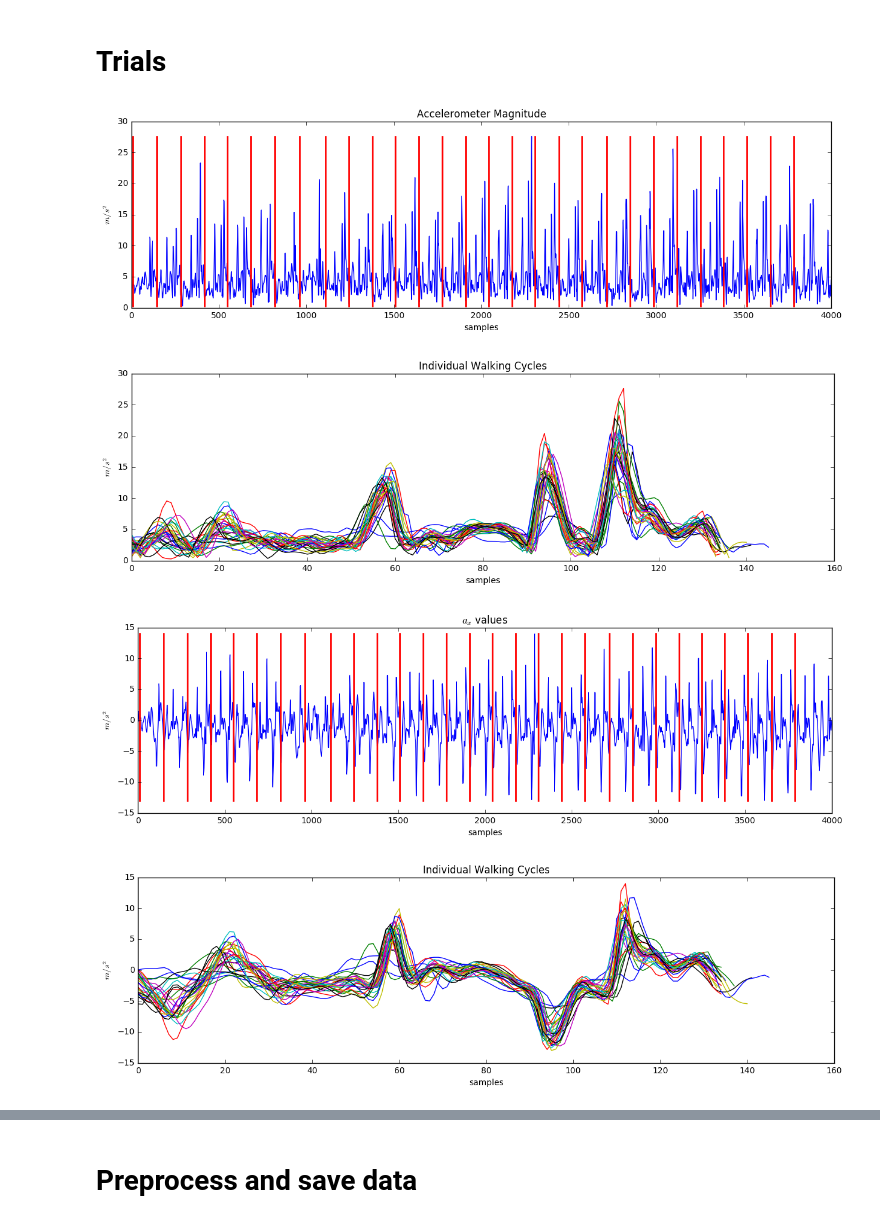
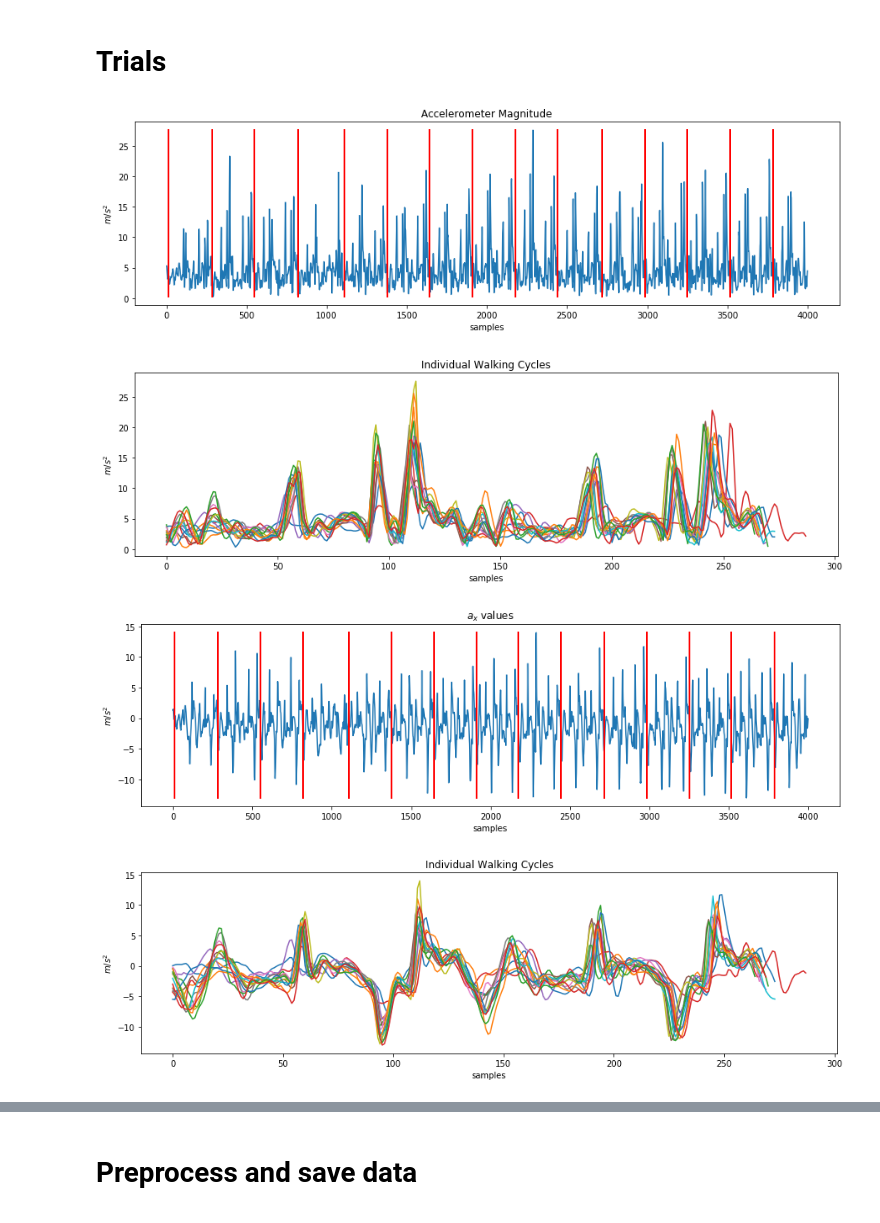
Before and after one commit to ms2666/INFO4120, a Jupyter notebook: preprocessing.ipynb, the cells around one changed output, grey strips where cells are left out. Saved outputs shown, nothing was run; the diff lists cells and outputs as text; code cells hidden in the pictures.

```diff
--- a/preprocessing.ipynb
+++ b/preprocessing.ipynb
@@ -29,11 +35,12 @@ def delete_relevant(folder):
 # %%
 base = './Data/'
-for d in os.listdir(base):
-    if os.path.isdir(base + d):
-        delete_relevant(base + d)
+if 1 == 0:
+    for d in os.listdir(base):
+        if os.path.isdir(base + d):
+            delete_relevant(base + d)
 # %%
 u_dict = {}
-files = [x for x in os.listdir(base) if os.path.isdir(base+x)]
+files = [x for x in os.listdir(base) if os.path.isdir(base+x) and 'u' in x]
 for f in files:
     uid, trial = re.findall(r'u([0-9]+)_w([0-9]+)', f)[0]
     uid, trial = int(uid), int(trial)
@@ -48,8 +55,11 @@ def gen_fname(uid, trial):
 # %%
 def get_data(uid, trial):
     fname = gen_fname(uid, trial)
-    d1 = pd.read_csv('./Data/%s/%s_accelerometer.log' % (fname, fname), delimiter='\t')
-    d2 = pd.read_csv('./Data/%s/%s_gyroscope.log' % (fname, fname), delimiter='\t')
+#     d1 = pd.read_csv('./Data/%s/%s_accelerometer.log' % (fname, fname), delimiter='\t')
+#     d2 = pd.read_csv('./Data/%s/%s_gyroscope.log' % (fname, fname), delimiter='\t')
+    d1 = pd.read_csv('./Data/%s (2)/%s_accelerometer.log' % (fname, fname), delimiter='\t')
+    d2 = pd.read_csv('./Data/%s (2)/%s_gyroscope.log' % (fname, fname), delimiter='\t')
+
     df = d1.join(d2)
     return df[[x for x in df.columns.values if 'data' in x]]
 # %% [markdown]
@@ -187,4 +197,7 @@ def rot_trans(raw_data):
     n, d = raw_data.shape
     pca = PCA(n_components=d)
     return pca.fit_transform(raw_data)
+# %%
+def merge_consecutive_starts(starts, num_merges=2):
+    return starts[::num_merges]
 # %%
@@ -234,14 +247,15 @@ acc_mag = (data ** 2).sum(axis=1) ** 0.5
 # %%
 samples2 = acc_mag[1000:5000]
 starts = find_cycles(samples2)
-plot_steps(samples2, starts)
+starts2 = merge_consecutive_starts(starts, 2)
+plot_steps(samples2, starts2)
 
 x,y,z=a[accelerometer_cols].values[1000:5000, :].T
-plot_steps(x, starts, main_title='$a_x$ values')
-plot_steps(y, starts, main_title='$a_y$ values')
-plot_steps(z, starts, main_title='$a_z$ values')
+plot_steps(x, starts2, main_title='$a_x$ values')
+plot_steps(y, starts2, main_title='$a_y$ values')
+plot_steps(z, starts2, main_title='$a_z$ values')
 # %% [output]
-[figure, old version]
+[figure, new version]
-[figure, old version]
+[figure, new version]
-[figure, old version]
+[figure, new version]
-[figure, old version]
+[figure, new version]
```
Also changed, not shown: parts of 13 cells of this notebook, 2 other files.
